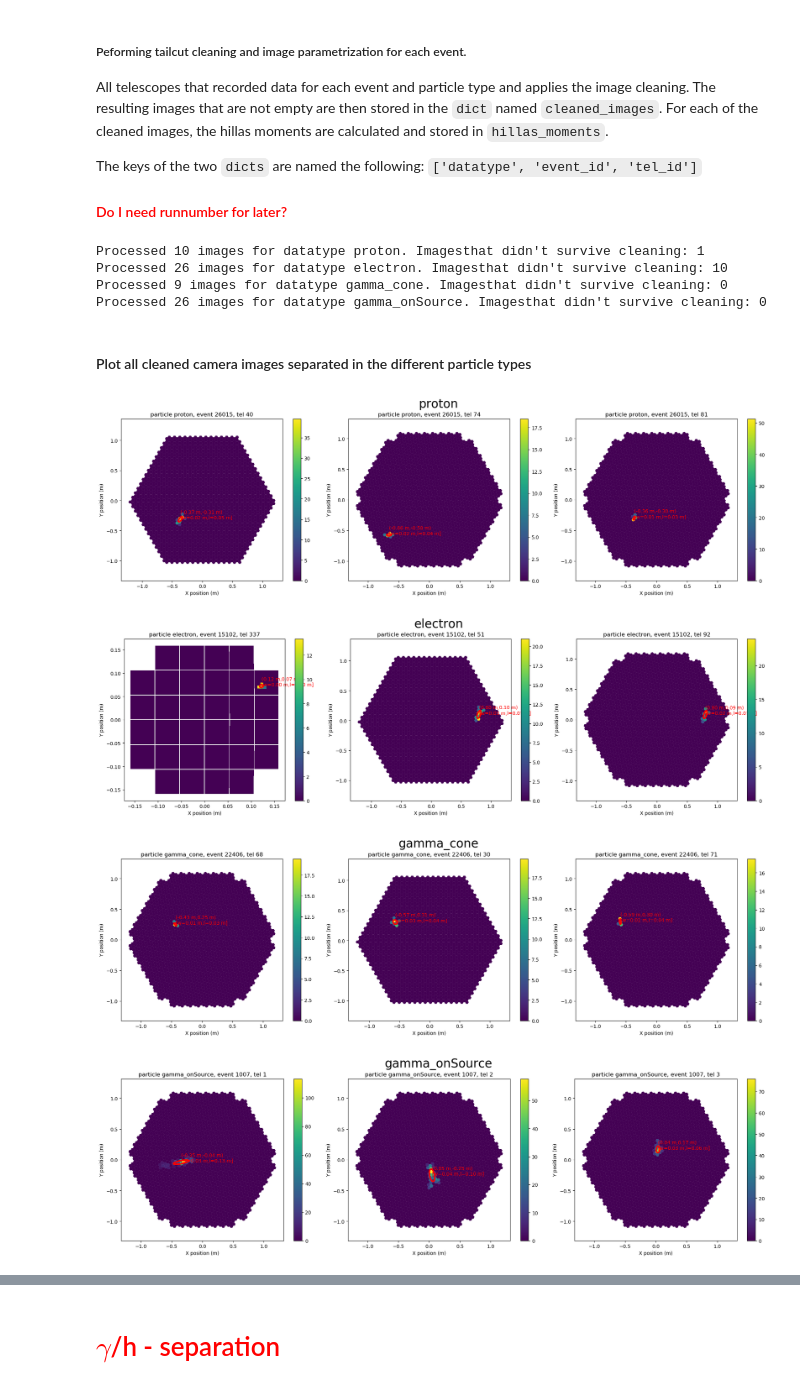
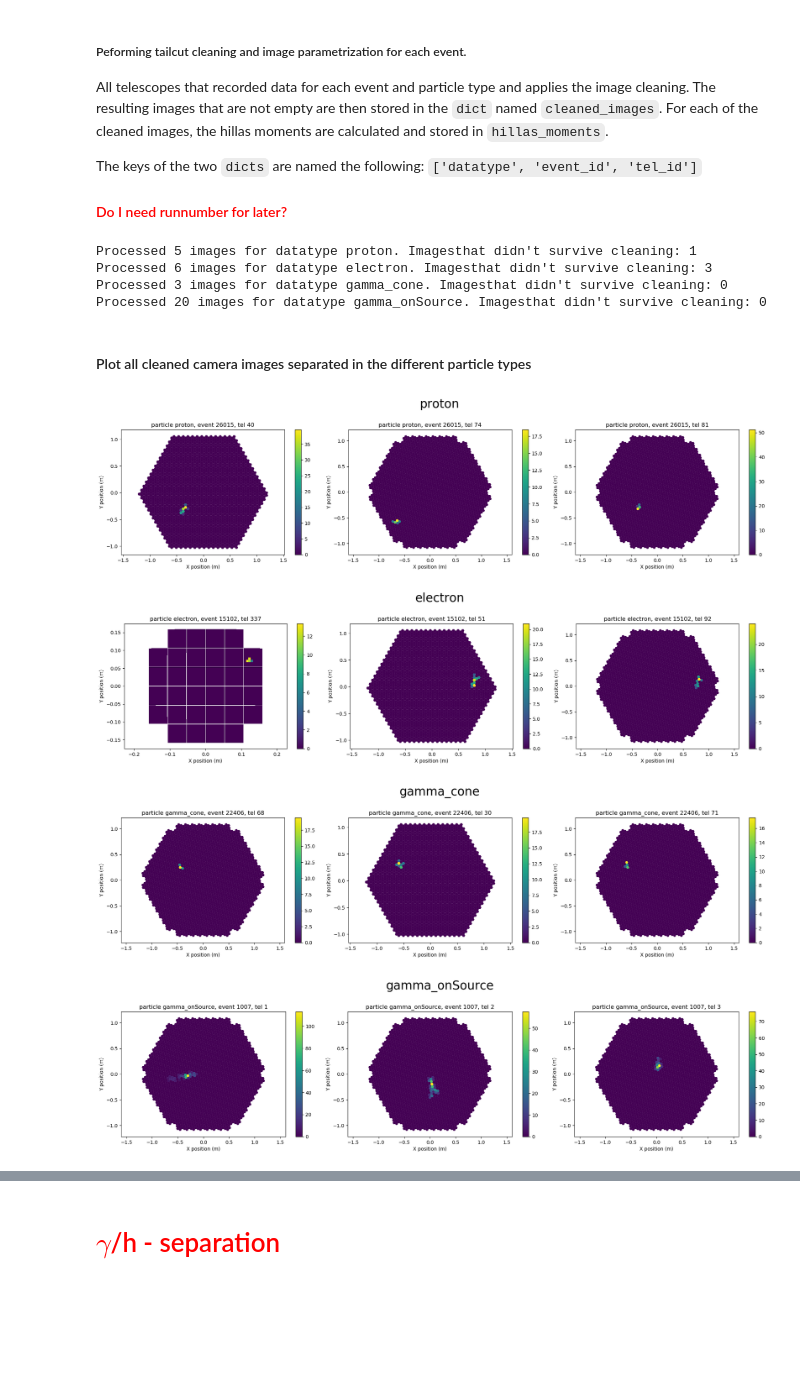
Before and after one commit to mireianievas/konsta_cta, a Jupyter notebook: Notebooks/analysis_ctapipe.ipynb, the cells around one changed output, grey strips where cells are left out. Cells and saved outputs as stored; diff of their text form; code cells hidden in the pictures; blank space fills up the shorter version.

```diff
--- a/Notebooks/analysis_ctapipe.ipynb
+++ b/Notebooks/analysis_ctapipe.ipynb
@@ -1,6 +1,6 @@
 # %%
 # for reduction of computation time:
-max_events = 2
+max_events = 1
 # %%
 %load_ext autoreload
 %autoreload 2
@@ -191,10 +191,10 @@ The keys of the two `dicts` are named the following: `['datatype', 'event_id', '
 images = ImagePreparer([protons, electrons, gamma_cone, gamma_onSource])
 images.analysis()
 # %% [output]
-Processed 10 images for datatype proton. Imagesthat didn't survive cleaning: 1
-Processed 26 images for datatype electron. Imagesthat didn't survive cleaning: 10
-Processed 9 images for datatype gamma_cone. Imagesthat didn't survive cleaning: 0
-Processed 26 images for datatype gamma_onSource. Imagesthat didn't survive cleaning: 0
+Processed 5 images for datatype proton. Imagesthat didn't survive cleaning: 1
+Processed 6 images for datatype electron. Imagesthat didn't survive cleaning: 3
+Processed 3 images for datatype gamma_cone. Imagesthat didn't survive cleaning: 0
+Processed 20 images for datatype gamma_onSource. Imagesthat didn't survive cleaning: 0
 # %% [markdown]
 #### Plot all cleaned camera images separated in the different particle types
 # %%
@@ -216,38 +216,39 @@ for particle in [protons, electrons, gamma_cone, gamma_onSource]:
     elif math.ceil(images.n_clean_images[particle.datatype]/3) <= max_rows:
         # in case of number of images is smaler than 3*max_rows,
         # use the actual needed number of rows for the plot
         rows = math.ceil(images.n_clean_images[particle.datatype]/3)
         keys_for_particle = enumerate(np.arange(0,len(keys))[keys[:,0]==particle.datatype])
     else:
         rows = max_rows
         # if max_rows is relevant plot only first 3 * max_row images
         keys_for_particle = enumerate(np.arange(0,len(keys))[keys[:,0]==particle.datatype][0:(rows*3)])
 
     # Generate one plot for each particle type
-    fig = plt.figure(figsize=[20,1+5*rows])
+    fig = plt.figure(figsize=[20,1+8*rows])
 
     for k, i in keys_for_particle:
         image = images.clean_images[keys[i,0], int(keys[i,1]), int(keys[i,2])]
+
         hillas_moments = images.hillas_moments[keys[i,0], int(keys[i,1]), int(keys[i,2])]
         geom = geoms[int(keys[i,2])]
         # setub the subplots
-        plt.subplot(rows,3,k+1)
+
+        plt.subplot(2*rows,3,k+1)
         title="particle {}, event {}, tel {}".format(keys[i,0], keys[i,1], keys[i,2])
         # Plot the images
         disp = CameraDisplay(geom, image=image, title=title)
         disp.cmap = plt.cm.viridis
         disp.add_colorbar()
-        disp.overlay_moments(hillas_moments, color='red', linewidth=3)
-
+        #disp.overlay_moments(hillas_moments, color='red', linewidth=3)
 
     plt.suptitle(particle.datatype, fontsize=25)
     plt.tight_layout()
     # Adjust space for suptitle
     fig.subplots_adjust(top = 1 - (0.12 / rows**(1.1/2))  )
     plt.show()
     plt.close()
 # %% [output]
-[figure, old version]
+[figure, new version]
-[figure, old version]
+[figure, new version]
-[figure, old version]
+[figure, new version]
-[figure, old version]
+[figure, new version]
```
Also changed, not shown: parts of 5 cells of this notebook.
